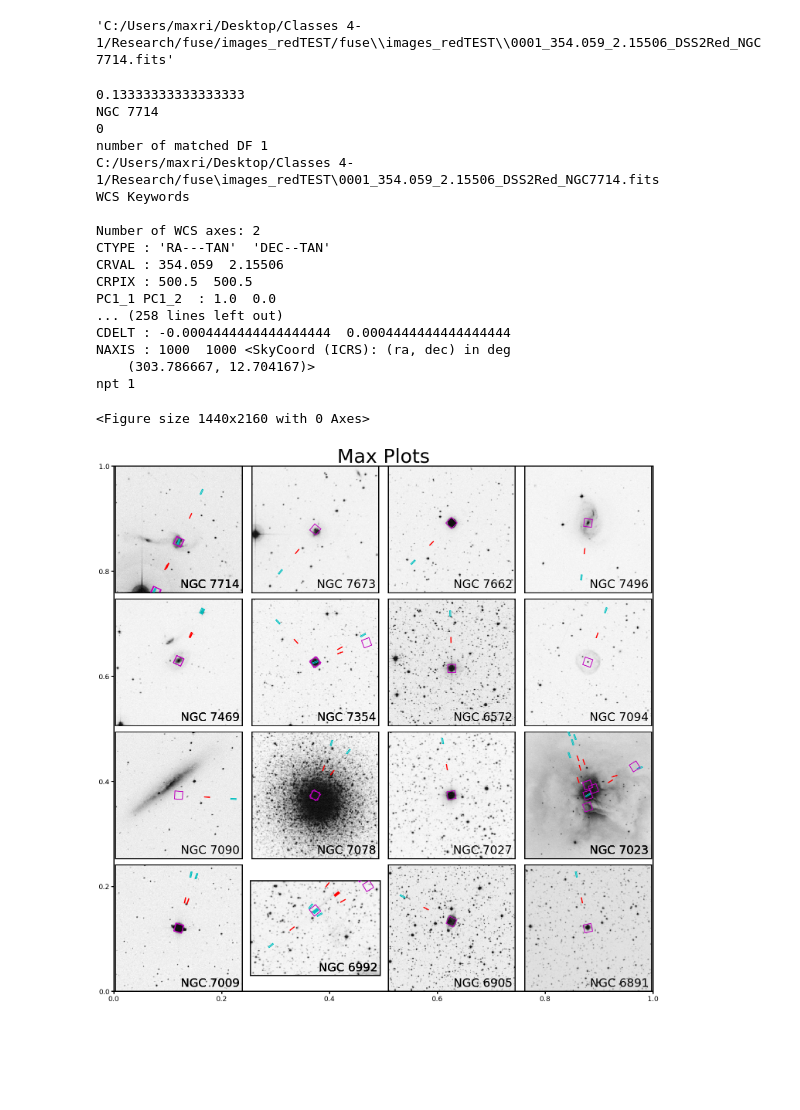
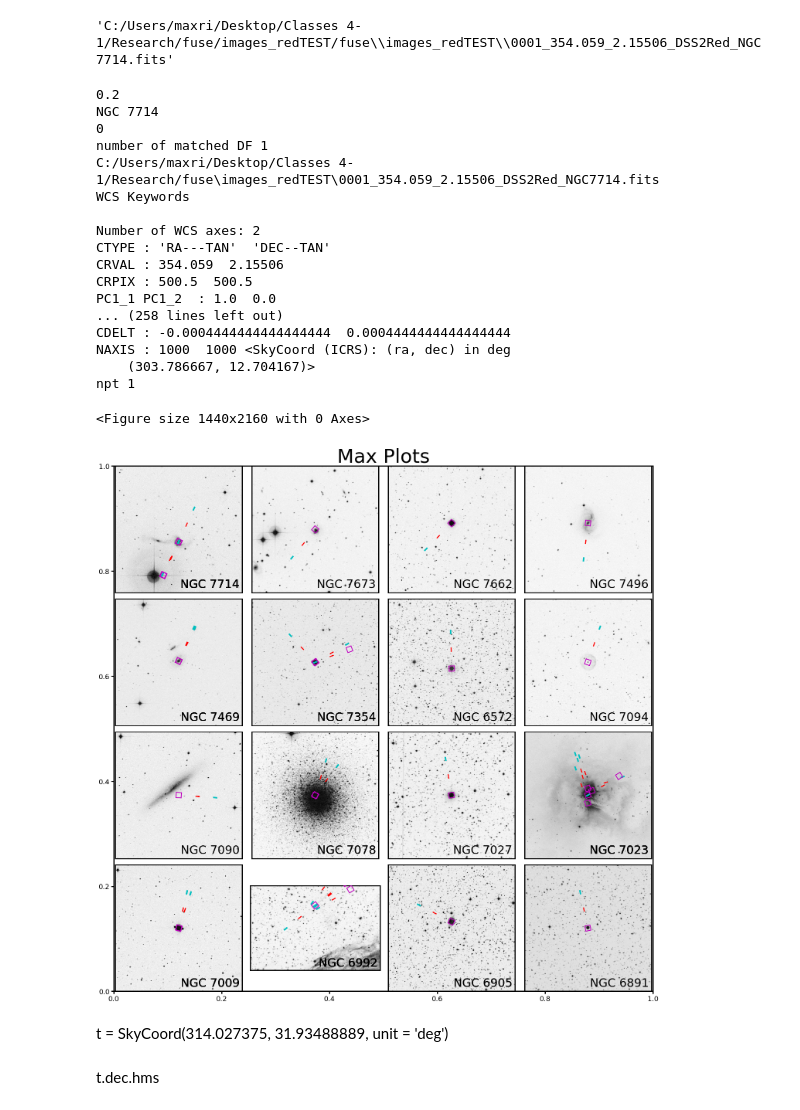
Before and after one commit to Jimbo-Coder/Fuse, a Jupyter notebook: Reduced Notebook.ipynb, the cells around one changed output. Drawn from its saved outputs; the diff is of its cells as text; code cells hidden in the pictures; blank space fills up the shorter version.

Commit message:
Reformatting and Cleaning up, and New galaxy table formation & saving

```diff
--- a/Reduced Notebook.ipynb
+++ b/Reduced Notebook.ipynb
@@ -146,20 +199,20 @@ NGC 6891 DSS2 Red
   <SkyCoord (ICRS): (ra, dec) in deg
       (303.787, 12.7043)>])
 # %%
-#Save Code Block, to same convention as before
+#Skyview Download Images Code Block, to same convention as before
 
 result;
 coords
-skydown ="./images_redTEST/"
+skydowni ="./images_redTEST"
 for i in range(len(result)):
-    a = surveys[surveyindex].split()
-    b = objnames[i].split()
+    a = surveys[surveyindex].split() #Survey
+    b = objnames[i].split()     #OBjName
     if i < 9:
         fname = "000{}_{}_{}_{}_{}".format(i+1,coords[i].ra.deg,coords[i].dec.deg,a[0]+a[1],b[0]+b[1])
     else:
         fname = "00{}_{}_{}_{}_{}".format(i+1,coords[i].ra.deg,coords[i].dec.deg,a[0]+a[1],b[0]+b[1])
     #print(fname)
-    result[0][i][0].writeto(skydown+fname+".fits", output_verify='exception', overwrite=True, checksum=False)
+    result[0][i][0].writeto(skydowni+ "/"+fname+".fits", output_verify='exception', overwrite=True, checksum=False)
 # %%
 #MAin FUSE DOWNLOAD BLOCK
 def set_rcparams_prop(amp=1, fs=22, tickamp=None):
@@ -196,7 +249,7 @@ fnames=[]
 
 #download files
 if computer == 1:
-    down_dir='C:/Users/maxri/Desktop/Classes 4-1/Research/fuse/temp/'
+    down_dir=maindir + "/temp"
 if computer == 2:
     down_dir = 'C:/Users/maxri/OneDrive/Desktop/Classes 4-1/Research/fuse/temp'
 
@@ -343,13 +396,15 @@ Length = 522 rows
 WARNING: NoResultsWarning: No products to download. [astroquery.mast.observations]
 ... (12 outputs left out)
 # %%
+# Pointings download/Creating organised Data Frames
+
+
 if computer == 1:
-    down_dir='C:/Users/maxri/Desktop/Classes 4-1/Research/fuse/temp/'
+    down_dir=maindir + '/temp/'
 if computer == 2:
     down_dir = 'C:/Users/maxri/OneDrive/Desktop/Classes 4-1/Research/fuse/temp/'
 
-# for i in range(len(obs_tables)):
-# Pointings download/Creating organised Data Frames
+
 df=pd.DataFrame()
 
 # for i in range(1):
@@ -607,10 +663,10 @@ NGC 7078 &  65.0216, -27.3113 &  2 & 27760 &  36947 & 1031.5 \\
 # %%
 #Reading in downloaded fits and labeling
 if computer == 1:
-    file_dir='C:/Users/maxri/Desktop/Classes 4-1/Research/fuse/images_red'
-    file_dir='C:/Users/maxri/Desktop/Classes 4-1/Research/fuse/images_redTEST' #Skyview
+    file_dir=maindir +'/images_red'      #manual
+    file_dir = maindir +  skydowni[1:]     #Skyview
 if computer == 2:
-    file_dir = 'C:/Users/maxri/OneDrive/Desktop/Classes 4-1/Research/fuse/images_red'
+    file_dir = 'C:/Users/maxri/OneDrive/Desktop/Classes 4-1/Research/fuse/images_red'      #manual
     file_dir = 'C:/Users/maxri/OneDrive/Desktop/Classes 4-1/Research/fuse/images_redTEST'  #Skyview
 
 file_path=np.array(glob.glob(file_dir+'**/*fits'))
@@ -714,8 +770,8 @@ cut_widths=np.array([
     240,240,240,240,
     240,240,240,240,
     240,240,240,240,
-    240,240,240,240,
-])/3600*2
+    240, 240,240,240,
+])/3600*3
 
 print(cut_widths[1])
 
@@ -739,15 +795,9 @@ decoffs=np.array(
 minsep=0.5
 file_sc=SkyCoord(fdf.ra, fdf.dec, frame='icrs', unit='deg')
 
-# for i  in [13]:
+
 for i in range(len(objnames)):
 
-# for i in range(8):
-
-#     if i == 3 or i == 4 or i == 6 or i == 8 or i == 12 or i == 13:
-#         continue
-#     if i == 6:
-#         continue
     ax=axs[i]
     objname=objnames[i]
     print(objname)
@@ -890,32 +940,36 @@ for i in range(len(objnames)):
 
 csp=0.0
 fig.subplots_adjust(wspace=csp, hspace=csp)
 
 # aa=cc.separation(c)
 # np.array(Angle(aa, unit=u.deg))<0.5
 match_df
 
 hdu.close()
 
 fname='MaxNewTesttargets2.png'
 #fig.savefig(fname,dpi=256, bbox_inches='tight')
 # %% [output]
-0.13333333333333333
+0.2
 NGC 7714
 0
 number of matched DF 1
 C:/Users/maxri/Desktop/Classes 4-1/Research/fuse\images_redTEST\0001_354.059_2.15506_DSS2Red_NGC7714.fits
 WCS Keywords
 
 Number of WCS axes: 2
 CTYPE : 'RA---TAN'  'DEC--TAN'
 CRVAL : 354.059  2.15506
 CRPIX : 500.5  500.5
 PC1_1 PC1_2  : 1.0  0.0
 ... (258 lines left out)
 CDELT : -0.0004444444444444444  0.0004444444444444444
 NAXIS : 1000  1000 <SkyCoord (ICRS): (ra, dec) in deg
     (303.786667, 12.704167)>
 npt 1
 <Figure size 1440x2160 with 0 Axes>
-[figure, old version]
+[figure, new version]
+# %% [markdown]
+t =  SkyCoord(314.027375, 31.93488889, unit = 'deg')
+# %% [markdown]
+t.dec.hms
```
Also changed, not shown: parts of 8 cells of this notebook, 4 other files.
